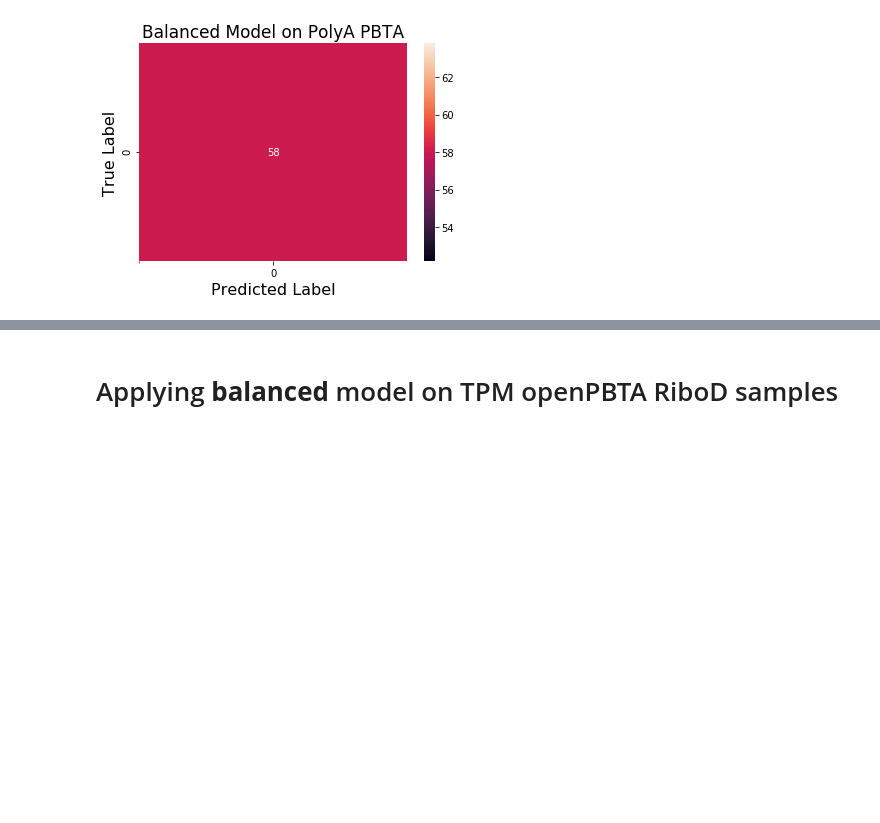
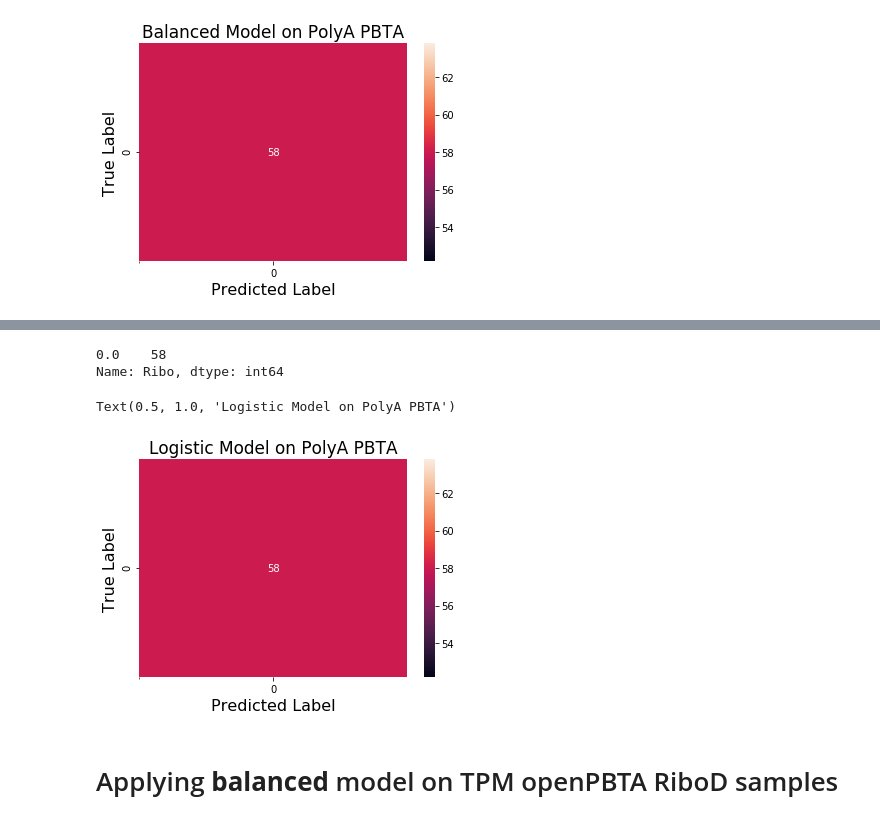
Before and after one commit to ioannisa92/RiboVsPolyA, a Jupyter notebook: examples/openPBTA_polyA_riboD.ipynb, the cells around one changed output, grey strips where cells are left out. Cells and saved outputs as stored; diff of their text form; code cells hidden in the pictures; blank space fills up the shorter version.

```diff
--- a/examples/openPBTA_polyA_riboD.ipynb
+++ b/examples/openPBTA_polyA_riboD.ipynb
@@ -144,0 +183,2 @@ Text(0.5, 1.0, 'Balanced Model on PolyA PBTA')
+# %%
+logistic_balanced_predictions = deploy(input_file, model_path='../models/logistic_regression_model.sav')
@@ -145,3 +195,22 @@ Text(0.5, 1.0, 'Balanced Model on PolyA PBTA')
+# %%
+logistic_balanced_predictions.Ribo.value_counts()
+# %% [output]
+0.0    58
+Name: Ribo, dtype: int64
+# %%
+true_labels = 58*[0]
+pred_labels = logistic_balanced_predictions.Ribo.values
+
+mat = confusion_matrix(true_labels, pred_labels)
+ax = sns.heatmap(mat, annot=True)
+ax.set_ylabel("True Label", fontsize=16)
+ax.set_xlabel("Predicted Label", fontsize=16)
+ax.set_xticks([0], ['PolyA'])
+
+ax.set_title("Logistic Model on PolyA PBTA", fontsize=17)
+# %% [output]
+Text(0.5, 1.0, 'Logistic Model on PolyA PBTA')
+[figure, added]
 # %% [markdown]
 # Applying **balanced** model on TPM openPBTA RiboD samples
 # %%
```
Also changed, not shown: parts of 18 cells of this notebook, 11 other files.
